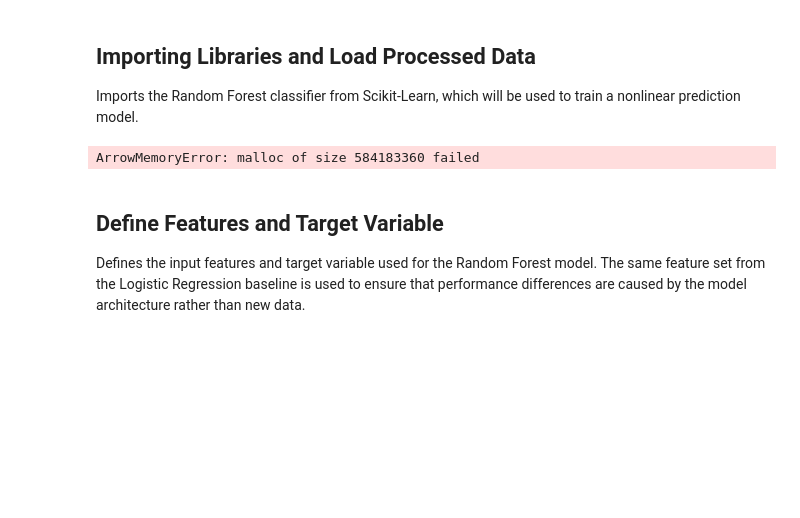
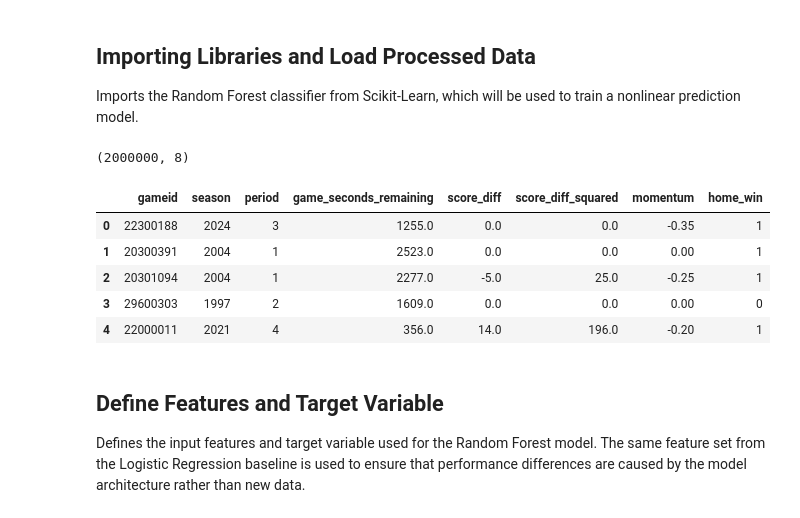
Before and after one commit to monish-3110/NBA-Win-Probability, a Jupyter notebook: notebooks/03_random_forest_model.ipynb, the cells around one changed output. Drawn from its saved outputs; the diff is of its cells as text; code cells hidden in the pictures; blank space fills up the shorter version.

```diff
--- a/notebooks/03_random_forest_model.ipynb
+++ b/notebooks/03_random_forest_model.ipynb
@@ -10,14 +10,19 @@ Imports the Random Forest classifier from Scikit-Learn, which will be used to tr
 import pandas as pd
 from sklearn.ensemble import RandomForestClassifier
 # %%
-df = pd.read_parquet("../data/processed/ml_dataset.parquet")
+df = pd.read_parquet("../data/processed/ml_dataset_sample.parquet")
 
-df = df.sample(n=2_000_000, random_state=42)
 
 print(df.shape)
 df.head()
 # %% [output]
-ArrowMemoryError: malloc of size 584183360 failed
+(2000000, 8)
+|  | gameid | season | period | game_seconds_remaining | score_diff | score_diff_squared | momentum | home_win |
+| 0 | 22300188 | 2024 | 3 | 1255.0 | 0.0 | 0.0 | -0.35 | 1 |
+| 1 | 20300391 | 2004 | 1 | 2523.0 | 0.0 | 0.0 | 0.00 | 1 |
+| 2 | 20301094 | 2004 | 1 | 2277.0 | -5.0 | 25.0 | -0.25 | 1 |
+| 3 | 29600303 | 1997 | 2 | 1609.0 | 0.0 | 0.0 | 0.00 | 0 |
+| 4 | 22000011 | 2021 | 4 | 356.0 | 14.0 | 196.0 | -0.20 | 1 |
 # %% [markdown]
 ## Define Features and Target Variable
 
```
Also changed, not shown: parts of 31 cells of this notebook, 3 other files.
